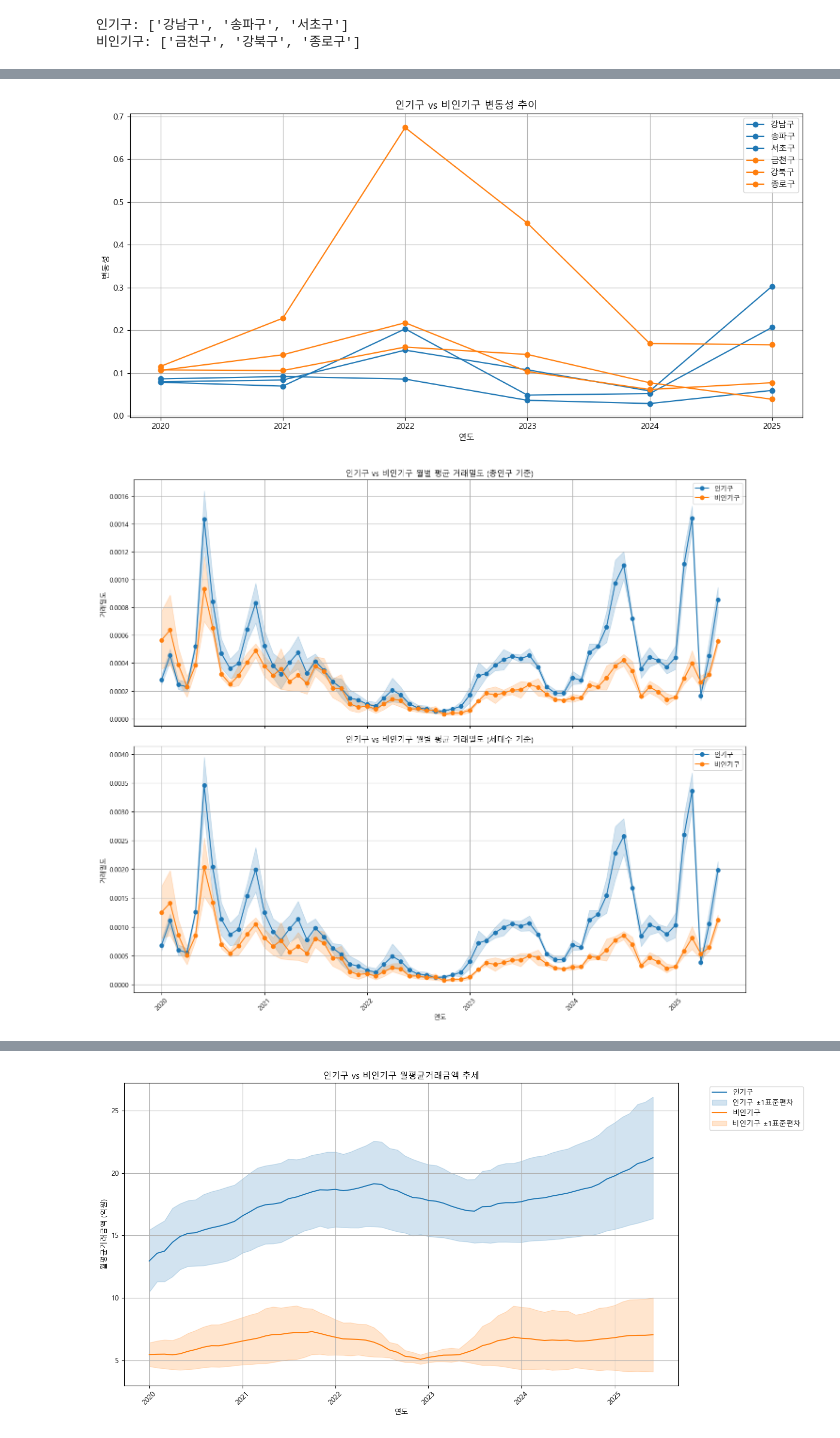
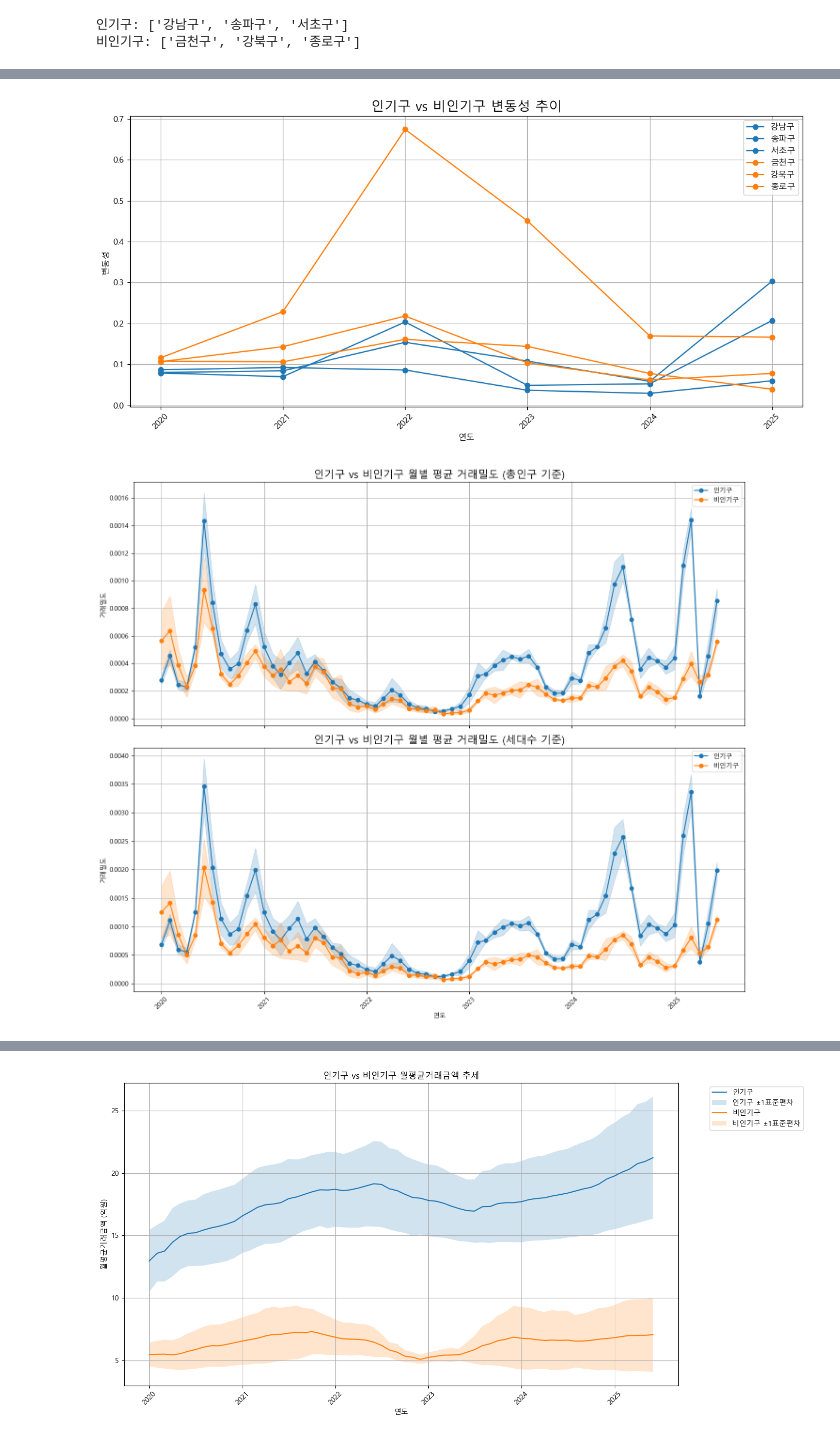
Before and after one commit to krystallinekim/pjt-DataAnalysis-Korean_Real_Estate, a Jupyter notebook: 01_market_comparison.ipynb, the cells around one changed output, grey strips where cells are left out. Drawn from its saved outputs; the diff is of its cells as text; code cells hidden in the pictures.

```diff
--- a/01_market_comparison.ipynb
+++ b/01_market_comparison.ipynb
@@ -199,30 +214,33 @@ plt.show()
 # %%
 # 변동성 추이
 
+## 시각화
 plt.figure(figsize=(12,6))
 
-# 인기구 라인
+### 인기구 라인그래프
 for g in popular:
     plt.plot(annual_stats[annual_stats['구'] == g]['연도'],
              annual_stats[annual_stats['구'] == g]['변동성'],
              marker='o', label=g, color='tab:blue')
 
-# 비인기구 라인
+### 비인기구 라인그래프
 for g in unpopular:
     plt.plot(annual_stats[annual_stats['구'] == g]['연도'],
              annual_stats[annual_stats['구'] == g]['변동성'],
              marker='o', label=g, color='tab:orange')
 
-plt.title('인기구 vs 비인기구 변동성 추이')
+plt.title('인기구 vs 비인기구 변동성 추이', fontsize=16)
 plt.xlabel('연도')
+plt.xticks(annual_stats['연도'].unique(), rotation=45)
 plt.ylabel('변동성')
-plt.xticks(annual_stats['연도'].unique())
 plt.legend()
 plt.grid(True)
+
 plt.tight_layout()
+plt.savefig('fig/변동성추이.png', dpi=300, bbox_inches='tight')
 plt.show()
 # %% [output]
-[figure, old version]
+[figure, new version]
 # %%
 # 월별 거래밀도 비교
 df_plot = population_density.copy()
@@ -234,12 +252,11 @@ df_summary = df_plot.groupby(['계약월','구분']).agg(
     거래밀도_세대수_std=('거래밀도_세대수','std')
 ).reset_index()
 
-# 색상 설정
+## 시각화
 colors = {'인기구':'tab:blue', '비인기구':'tab:orange'}
-
 fig, axes = plt.subplots(2, 1, figsize=(14,12), sharex=True)
 
-# 1) 총인구 기준
+### 총인구 기준
 for group in ['인기구','비인기구']:
     subset = df_summary[df_summary['구분']==group]
     axes[0].plot(subset['계약월'], subset['거래밀도_총인구_mean'], marker='o', label=group, color=colors[group])
@@ -248,12 +265,12 @@ for group in ['인기구','비인기구']:
                          subset['거래밀도_총인구_mean'] + subset['거래밀도_총인구_std'],
                          color=colors[group], alpha=0.2)
 
-axes[0].set_title('인기구 vs 비인기구 월별 평균 거래밀도 (총인구 기준)')
+axes[0].set_title('인기구 vs 비인기구 월별 평균 거래밀도 (총인구 기준)', fontsize=16)
 axes[0].set_ylabel('거래밀도')
 axes[0].grid(True)
 axes[0].legend()
 
-# 2) 세대수 기준
+### 세대수 기준
 for group in ['인기구','비인기구']:
     subset = df_summary[df_summary['구분']==group]
     axes[1].plot(subset['계약월'], subset['거래밀도_세대수_mean'], marker='o', label=group, color=colors[group])
@@ -262,7 +279,7 @@ for group in ['인기구','비인기구']:
                          subset['거래밀도_세대수_mean'] + subset['거래밀도_세대수_std'],
                          color=colors[group], alpha=0.2)
 
-axes[1].set_title('인기구 vs 비인기구 월별 평균 거래밀도 (세대수 기준)')
+axes[1].set_title('인기구 vs 비인기구 월별 평균 거래밀도 (세대수 기준)', fontsize=16)
 axes[1].set_xlabel('연도')
 axes[1].set_ylabel('거래밀도')
 axes[1].grid(True)
@@ -270,7 +287,8 @@ axes[1].legend()
 
 plt.xticks(rotation=45)
 plt.tight_layout()
+plt.savefig('fig/월별평균거래밀도.png', dpi=300, bbox_inches='tight')
 plt.show()
 # %% [output]
-[figure, old version]
+[figure, new version]
 # %%
```
Also changed, not shown: parts of 8 cells of this notebook, 12 other files.
